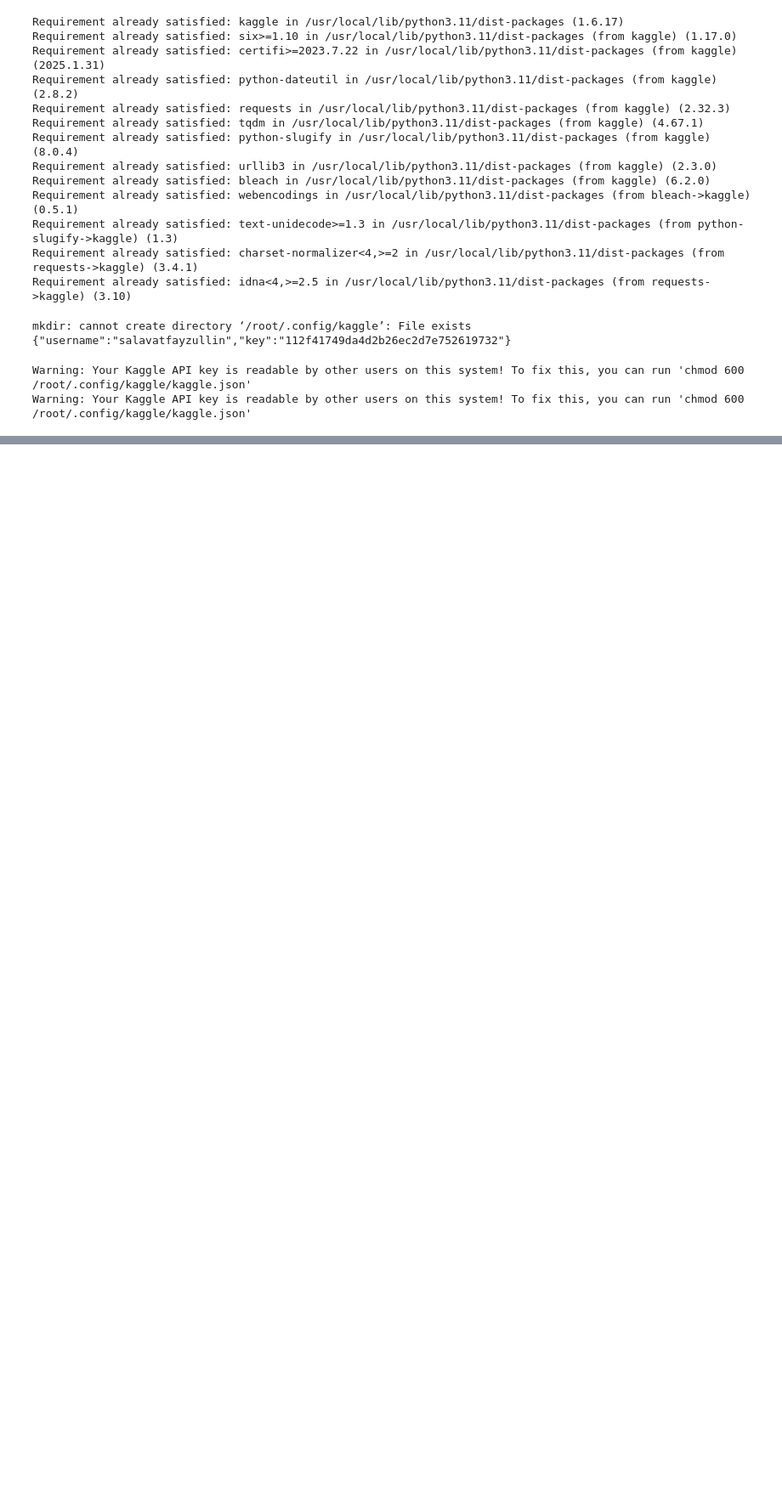
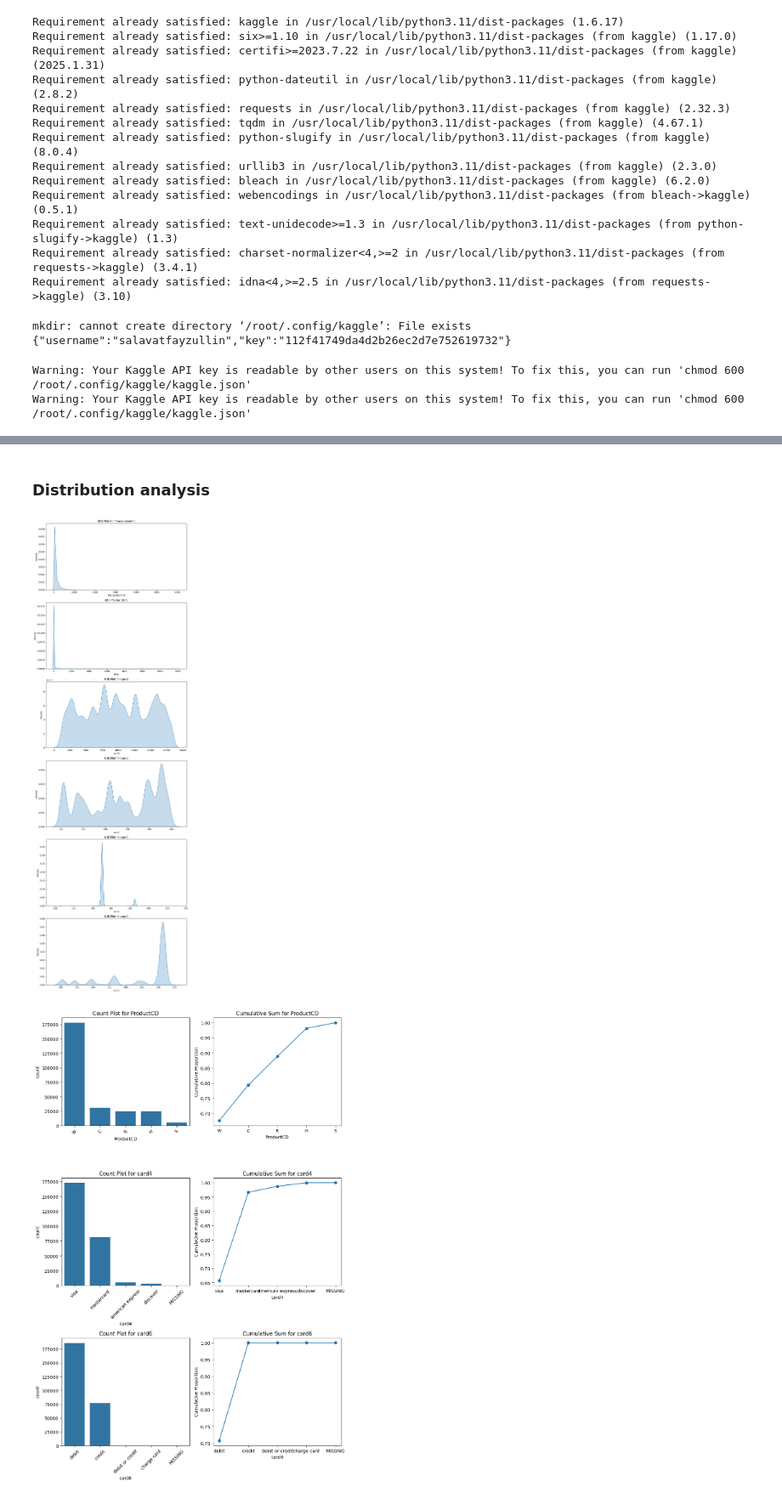
Before and after one commit to DavidVista/fraud-detection-model, a Jupyter notebook: data_extraction.ipynb, the cells around one changed output, grey strips where cells are left out. Shown at 85% size. Drawn from its saved outputs; the diff is of its cells as text; code cells hidden in the pictures; blank space fills up the shorter version.

Commit message:
Visual exploration and preprocessing

```diff
--- a/data_extraction.ipynb
+++ b/data_extraction.ipynb
@@ -50,4 +44,0 @@ df.shape
-# %%
-# Выбрасываем колонки, где процент NaN'ов выше 30%
-columns = (df.isna().sum(axis=0) / df.shape[0] <= 0.3)
-reduced_df = df[columns[columns].index]
@@ -69,0 +172,45 @@ reduced_df
+# %% [markdown]
+### Distribution analysis
+# %%
+def visualize_distributions(df, numerical_cols=None, categorical_cols=None):
+    """
+    Visualize distributions of specified numerical and categorical columns.
+
+    Parameters:
+        df (pd.DataFrame): The dataset.
+        numerical_cols (list): List of numerical columns to visualize.
+        categorical_cols (list): List of categorical columns to visualize.
+    """
+    if numerical_cols:
+        # Plot KDE for numerical columns
+        plt.figure(figsize=(10, 5 * len(numerical_cols)))
+        for i, col in enumerate(numerical_cols, 1):
+            plt.subplot(len(numerical_cols), 1, i)
+            sns.kdeplot(df[col], fill=True)
+            plt.title(f'KDE Plot for {col}')
+            plt.xlabel(col)
+            plt.ylabel('Density')
+        plt.tight_layout()
+        plt.show()
+
+    if categorical_cols:
+        # Plot count and cumulative sum for categorical columns
+        plt.figure(figsize=(10, 5 * len(categorical_cols)))
+        for i, col in enumerate(categorical_cols, 1):
+            plt.subplot(len(categorical_cols), 2, 2 * i - 1)
+            sns.countplot(data=df, x=col, order=df[col].value_counts().index)
+            plt.title(f'Count Plot for {col}')
+            plt.xticks(rotation=45)
+
+            plt.subplot(len(categorical_cols), 2, 2 * i)
+            df[col].value_counts(normalize=True).cumsum().plot(kind='line', marker='o')
+            plt.title(f'Cumulative Sum for {col}')
+            plt.xlabel(col)
+            plt.ylabel('Cumulative Proportion')
+        plt.tight_layout()
+        plt.show()
+# %%
+visualize_distributions(processed_df, ['TransactionAmt', 'dist1', 'card1', 'card2', 'card3', 'card5'], ['ProductCD', 'card4', 'card6'])
+# %% [output]
+[figure, added]
+[figure, added]
```
Also changed, not shown: parts of 55 cells of this notebook, 1 other file.
